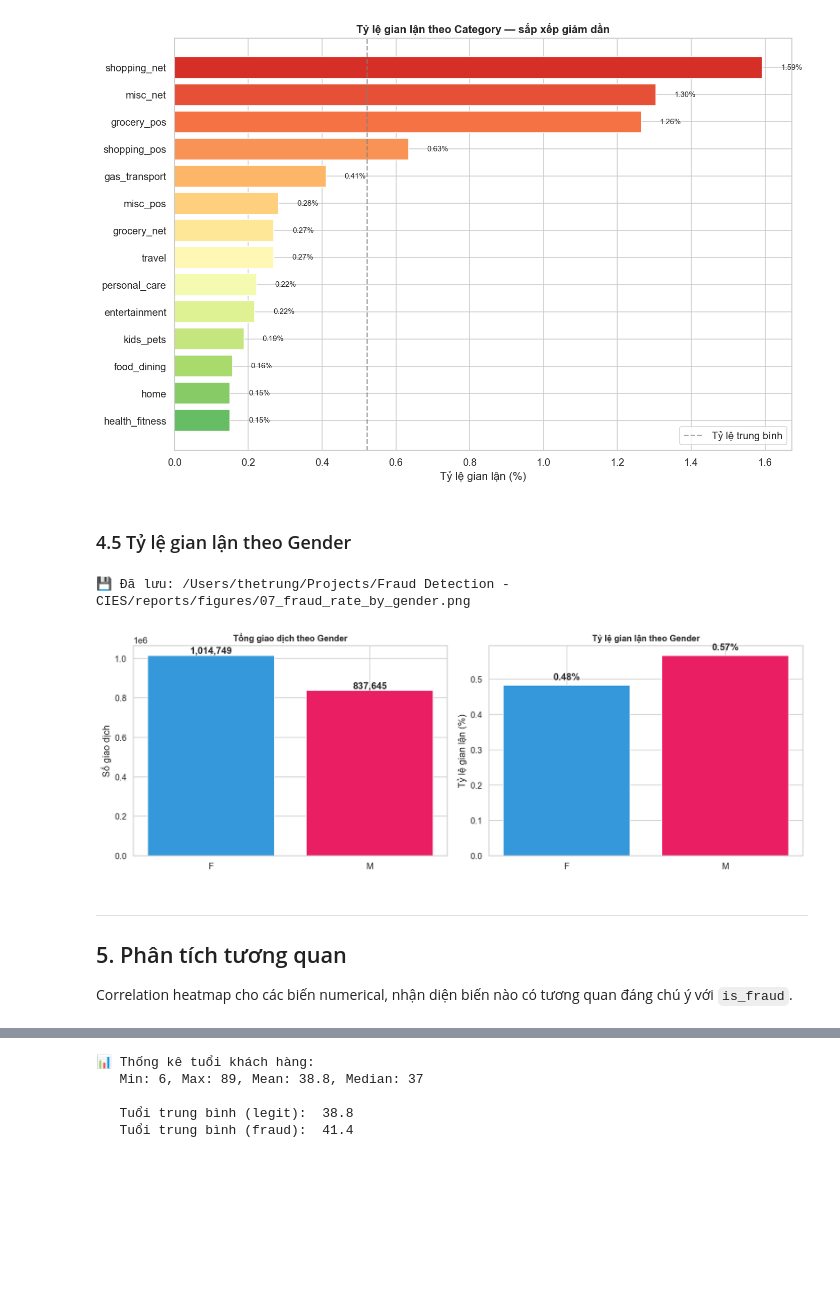
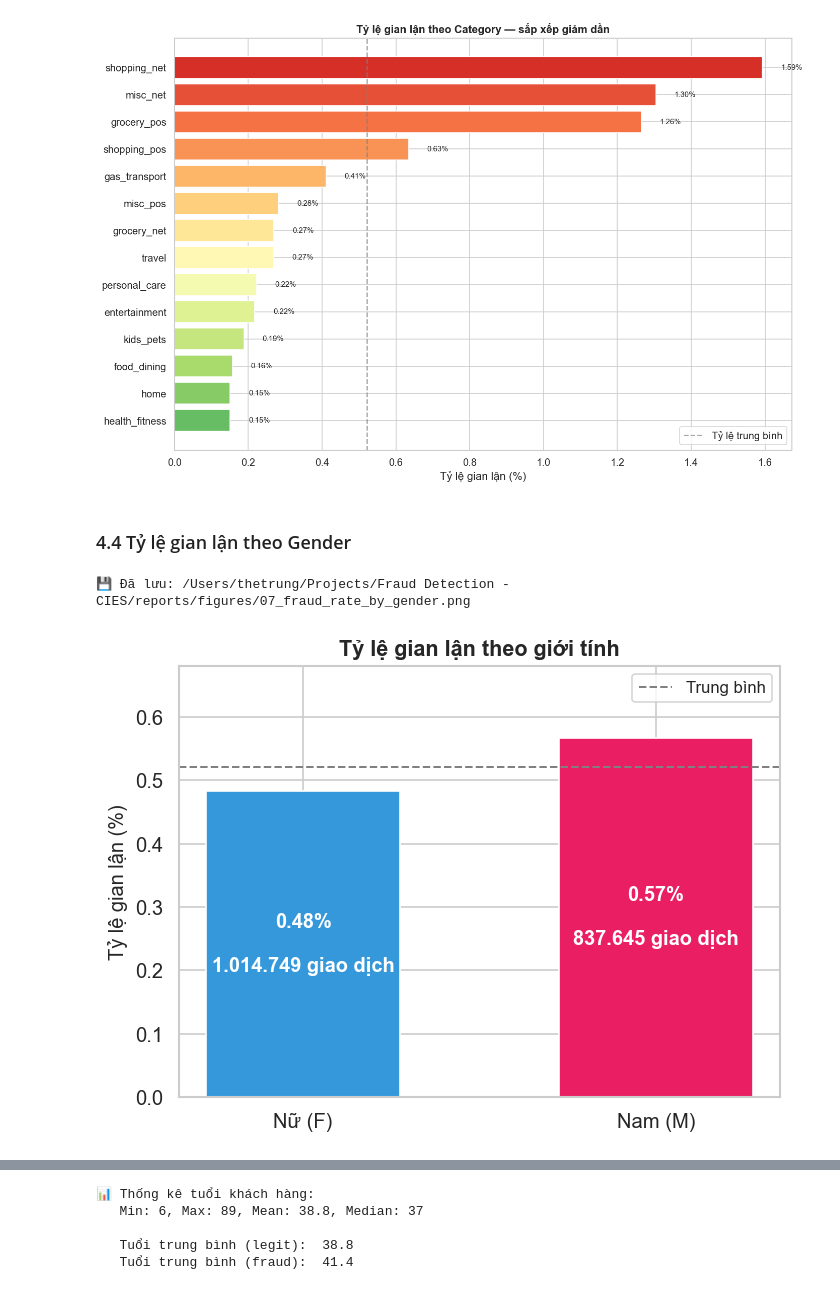
Before and after one commit to gnUrt1106/fraud-detection-CIES, a Jupyter notebook: notebooks/01_eda.ipynb, the cells around one changed output, grey strips where cells are left out. Drawn from its saved outputs; the diff is of its cells as text; code cells hidden in the pictures; blank space fills up the shorter version.

```diff
--- a/notebooks/01_eda.ipynb
+++ b/notebooks/01_eda.ipynb
@@ -545,45 +421,25 @@ plt.show()
 💾 Đã lưu: /Users/thetrung/Projects/Fraud Detection - CIES/reports/figures/06_fraud_rate_by_category.png
 [figure]
 # %% [markdown]
-### 4.5 Tỷ lệ gian lận theo Gender
+### 4.4 Tỷ lệ gian lận theo Gender
 # %%
 # Tỷ lệ gian lận theo gender
-gender_fraud = df.groupby('gender').agg(
-    total=('is_fraud', 'count'),
-    n_fraud=('is_fraud', 'sum')
-).assign(fraud_rate=lambda x: x['n_fraud'] / x['total'] * 100)
-
-fig, axes = plt.subplots(1, 2, figsize=(14, 5))
-
-# Số lượng theo gender
-colors_gender = ['#3498db', '#e91e63']
-bars1 = axes[0].bar(gender_fraud.index, gender_fraud['total'], color=colors_gender, edgecolor='white')
-for bar, count in zip(bars1, gender_fraud['total']):
-    axes[0].text(
-        bar.get_x() + bar.get_width()/2, bar.get_height() + 1000,
-        f'{count:,}', ha='center', va='bottom', fontweight='bold'
-    )
-axes[0].set_title('Tổng giao dịch theo Gender', fontsize=12, fontweight='bold')
-axes[0].set_ylabel('Số giao dịch')
-
-# Tỷ lệ gian lận theo gender
-bars2 = axes[1].bar(gender_fraud.index, gender_fraud['fraud_rate'], color=colors_gender, edgecolor='white')
-for bar, rate in zip(bars2, gender_fraud['fraud_rate']):
-    axes[1].text(
-        bar.get_x() + bar.get_width()/2, bar.get_height() + 0.01,
-        f'{rate:.2f}%', ha='center', va='bottom', fontweight='bold'
-    )
-axes[1].set_title('Tỷ lệ gian lận theo Gender', fontsize=12, fontweight='bold')
-axes[1].set_ylabel('Tỷ lệ gian lận (%)')
-
+gender_fraud = df.groupby('gender').agg(total=('is_fraud', 'count'), n_fraud=('is_fraud', 'sum')) \
+    .assign(fraud_rate=lambda x: x['n_fraud'] / x['total'] * 100)
+fig, ax = plt.subplots(figsize=(6, 4.5))
+bars = ax.bar(['Nữ (F)', 'Nam (M)'], gender_fraud.loc[['F', 'M'], 'fraud_rate'], color=['#3498db', '#e91e63'], width=0.55)
+for bar, (_, r) in zip(bars, gender_fraud.loc[['F', 'M']].iterrows()):
+    ax.text(bar.get_x() + bar.get_width() / 2, bar.get_height() / 2,
+            f"{r['fraud_rate']:.2f}%\n\n{int(r['total']):,} giao dịch".replace(',', '.'),
+            ha='center', va='center', fontsize=12, color='white', fontweight='bold')
+ax.axhline(df[TARGET_COL].mean() * 100, color='gray', ls='--', lw=1.2, label='Trung bình')
+ax.set_ylim(0, gender_fraud['fraud_rate'].max() * 1.2)
+ax.set_ylabel('Tỷ lệ gian lận (%)', fontsize=12)
+ax.set_title('Tỷ lệ gian lận theo giới tính', fontsize=13, fontweight='bold')
+ax.legend(fontsize=10)
 plt.tight_layout()
 save_fig('07_fraud_rate_by_gender', fig)
 plt.show()
 # %% [output]
 💾 Đã lưu: /Users/thetrung/Projects/Fraud Detection - CIES/reports/figures/07_fraud_rate_by_gender.png
-[figure, old version]
+[figure, new version]
-# %% [markdown]
----
-## 5. Phân tích tương quan
-
-Correlation heatmap cho các biến numerical, nhận diện biến nào có tương quan đáng chú ý với `is_fraud`.
```
Also changed, not shown: parts of 17 cells of this notebook, 49 other files.
